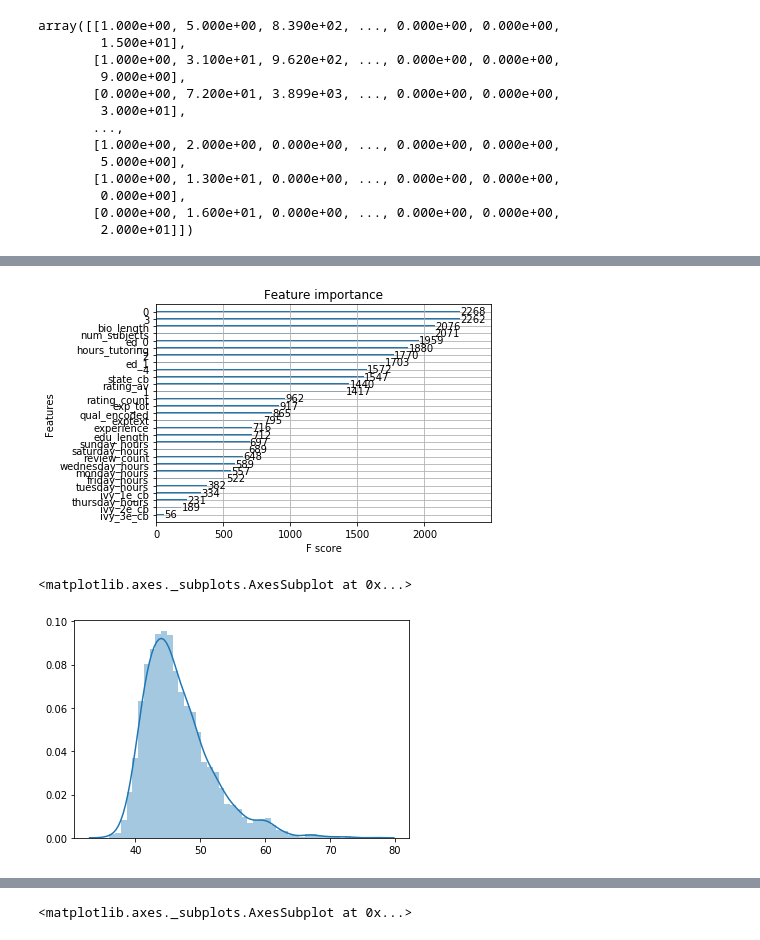
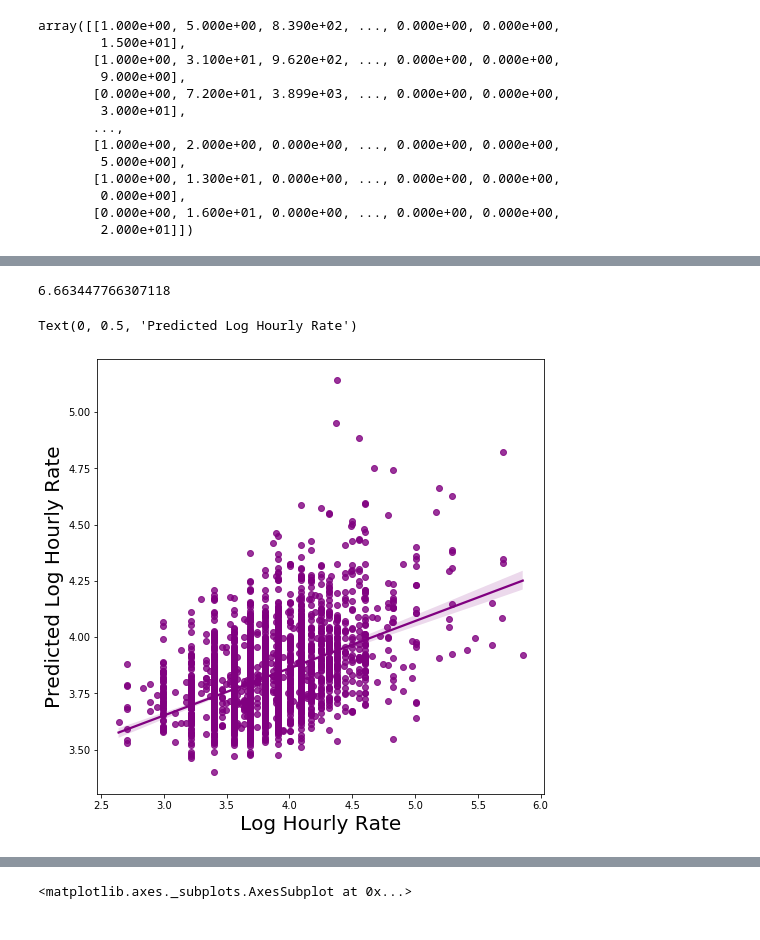
Before and after one commit to cfodonnell/Insight_Project_AsTutor, a Jupyter notebook: EDA/linear_regressions.ipynb, the cells around one changed output, grey strips where cells are left out. Cells and saved outputs as stored; diff of their text form; code cells hidden in the pictures.

```diff
--- a/EDA/linear_regressions.ipynb
+++ b/EDA/linear_regressions.ipynb
@@ -352,10 +386,12 @@ sb.regplot(val_y,preds_val)
-# %%
-plot_importance(model_xgb)
-plt.show()
-# %% [output]
-[figure, removed]
-# %%
-sb.distplot(preds_val)
-# %% [output]
-<matplotlib.axes._subplots.AxesSubplot at 0x...>
-[figure, removed]
+# %%
+np.mean(np.abs((val_y - preds_val) / val_y)) * 100
+# %% [output]
+6.663447766307118
+# %%
+fig, ax = plt.subplots(figsize=(8, 8))
+b = sb.regplot(val_y,preds_val, color='purple')
+b.set_xlabel("Log Hourly Rate",fontsize=20)
+b.set_ylabel("Predicted Log Hourly Rate",fontsize=20)
+# %% [output]
+Text(0, 0.5, 'Predicted Log Hourly Rate')
+[figure, added]
```
Also changed, not shown: parts of 29 cells of this notebook, 29 other files.
